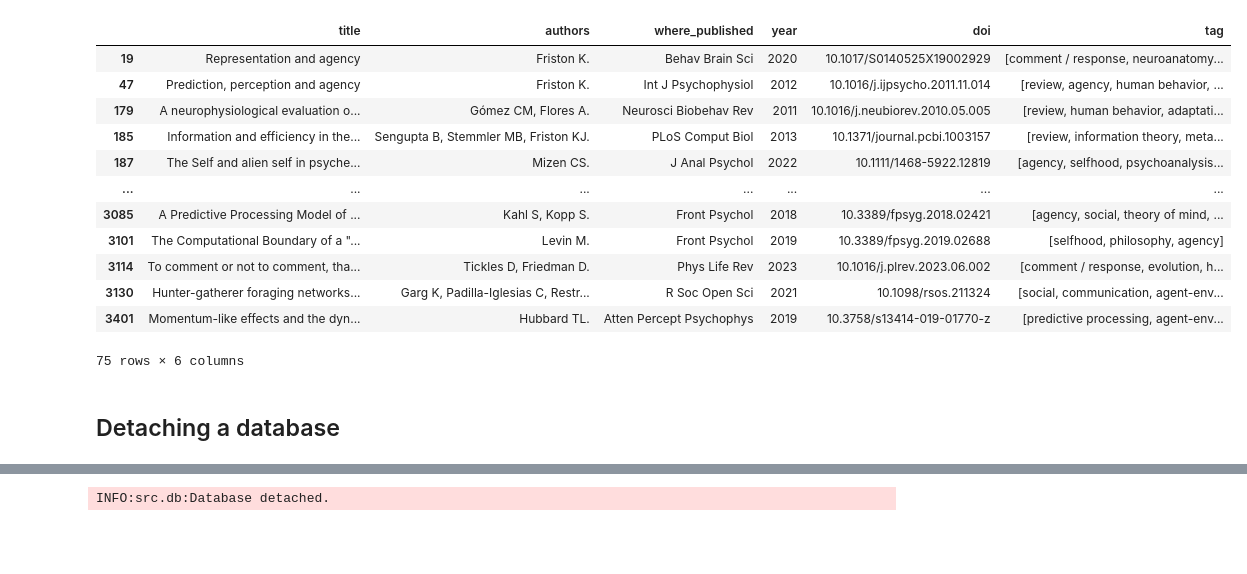
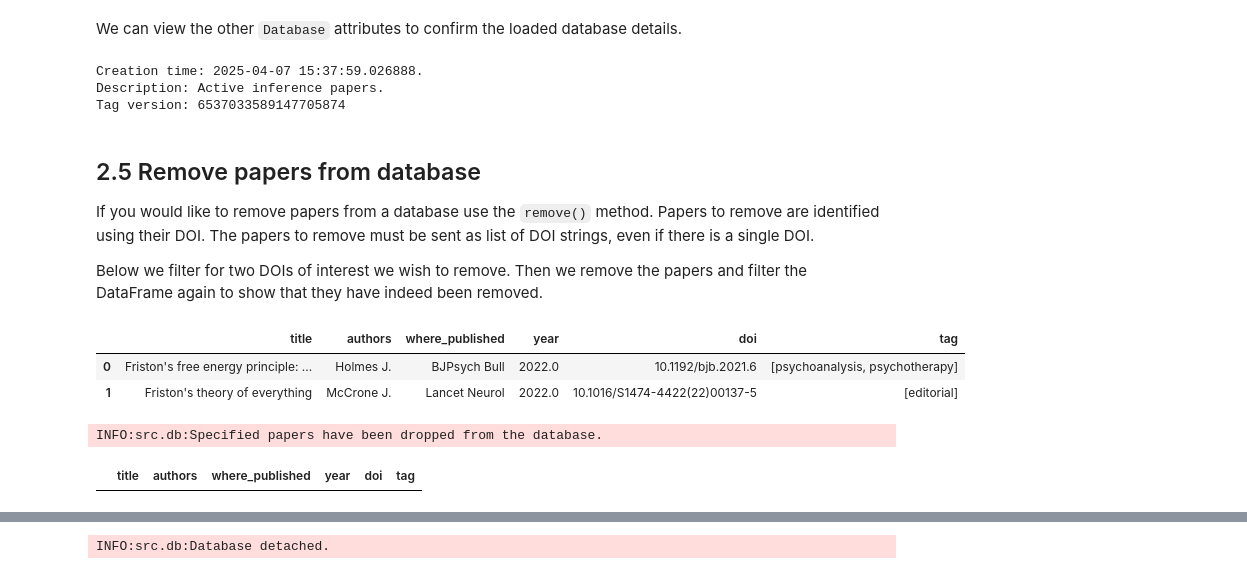
Before and after one commit to snamjoshi/aif-fep-db, a Jupyter notebook: examples/2_database.ipynb, the cells around one changed output, grey strips where cells are left out. Cells and saved outputs as stored; diff of their text form; code cells hidden in the pictures; blank space fills up the shorter version.

Commit message:
Finished database notebooks

```diff
--- a/examples/2_database.ipynb
+++ b/examples/2_database.ipynb
@@ -37,6 +88,5 @@ INFO:src.db:Database saved to data/databases/database__2025-04-01__17:37:16.2016
 # %%
 database = Database()
-database.load("data/databases/database__2025-03-21__17:12:35.196730.pkl")
-# database.load("data/databases/database__2025-04-01__17:37:16.201683.pkl")
+database.load("data/databases/database__2025-04-07__15:37:59.026888.pkl")
 database.db
 # %% [output]
@@ -57,11 +106,0 @@ INFO:src.db:Database loaded from data/databases/database__2025-03-21__17:12:35.1
-# %%
-from collections import OrderedDict
-database.db["tag"] = database.db["tag"].apply(lambda lst: [s.lower() for s in lst])
-df_exploded = database.db.explode("tag")
-mapping = df_exploded.groupby("tag")["doi"].apply(list).to_dict()
-# list(mapping.keys())
-# list(mapping.values())
-# mapping = OrderedDict(sorted(mapping.items()))
-
-# for k, v in mapping.items():
-#     print(k, v)
@@ -75,18 +107,31 @@ doi_list = list(set(doi_list))
+# %% [markdown]
+We can view the other `Database` attributes to confirm the loaded database details.
+# %%
+print(f"Creation time: {database.creation_time}.")
+print(f"Description: {database.description}.")
+print(f"Tag version: {database.tag_version}")
+# %% [output]
+Creation time: 2025-04-07 15:37:59.026888.
+Description: Active inference papers.
+Tag version: 6537033589147705874
+# %% [markdown]
+## 2.5 Remove papers from database
+
+If you would like to remove papers from a database use the `remove()` method. Papers to remove are identified using their DOI. The papers to remove must be sent as list of DOI strings, even if there is a single DOI.
+
+Below we filter for two DOIs of interest we wish to remove. Then we remove the papers and filter the DataFrame again to show that they have indeed been removed.
+# %%
+papers_to_remove = ["10.1192/bjb.2021.6", "10.1016/S1474-4422(22)00137-5"]
+database.db[database.db["doi"].isin(papers_to_remove)]
+# %% [output]
+|  | title | authors | where_published | year | doi | tag |
+| 0 | Friston's free energy principle: ... | Holmes J. | BJPsych Bull | 2022.0 | 10.1192/bjb.2021.6 | [psychoanalysis, psychotherapy] |
+| 1 | Friston's theory of everything | McCrone J. | Lancet Neurol | 2022.0 | 10.1016/S1474-4422(22)00137-5 | [editorial] |
+# %%
+database.remove(doi_list=papers_to_remove)
+# %% [output]
+INFO:src.db:Specified papers have been dropped from the database.
 # %%
-database.db[database.db["doi"].isin(doi_list)]
+database.db[database.db["doi"].isin(papers_to_remove)]
 # %% [output]
 |  | title | authors | where_published | year | doi | tag |
-| 19 | Representation and agency | Friston K. | Behav Brain Sci | 2020 | 10.1017/S0140525X19002929 | [comment / response, neuroanatomy... |
-| 47 | Prediction, perception and agency | Friston K. | Int J Psychophysiol | 2012 | 10.1016/j.ijpsycho.2011.11.014 | [review, agency, human behavior, ... |
-| 179 | A neurophysiological evaluation o... | Gómez CM, Flores A. | Neurosci Biobehav Rev | 2011 | 10.1016/j.neubiorev.2010.05.005 | [review, human behavior, adaptati... |
-| 185 | Information and efficiency in the... | Sengupta B, Stemmler MB, Friston KJ. | PLoS Comput Biol | 2013 | 10.1371/journal.pcbi.1003157 | [review, information theory, meta... |
-| 187 | The Self and alien self in psyche... | Mizen CS. | J Anal Psychol | 2022 | 10.1111/1468-5922.12819 | [agency, selfhood, psychoanalysis... |
-| ... | ... | ... | ... | ... | ... | ... |
-| 3085 | A Predictive Processing Model of ... | Kahl S, Kopp S. | Front Psychol | 2018 | 10.3389/fpsyg.2018.02421 | [agency, social, theory of mind, ... |
-| 3101 | The Computational Boundary of a "... | Levin M. | Front Psychol | 2019 | 10.3389/fpsyg.2019.02688 | [selfhood, philosophy, agency] |
-| 3114 | To comment or not to comment, tha... | Tickles D, Friedman D. | Phys Life Rev | 2023 | 10.1016/j.plrev.2023.06.002 | [comment / response, evolution, h... |
-| 3130 | Hunter-gatherer foraging networks... | Garg K, Padilla-Iglesias C, Restr... | R Soc Open Sci | 2021 | 10.1098/rsos.211324 | [social, communication, agent-env... |
-| 3401 | Momentum-like effects and the dyn... | Hubbard TL. | Atten Percept Psychophys | 2019 | 10.3758/s13414-019-01770-z | [predictive processing, agent-env... |
-75 rows × 6 columns
-# %% [markdown]
-## Detaching a database
```
Also changed, not shown: parts of 31 cells of this notebook, 4 other files.
